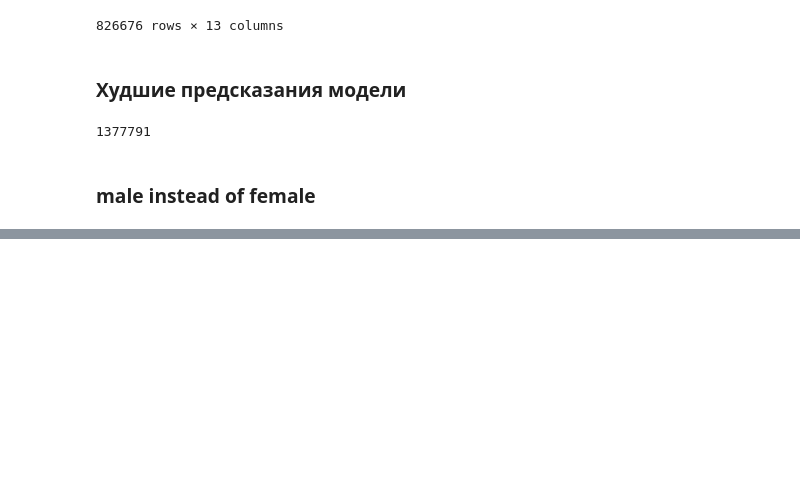
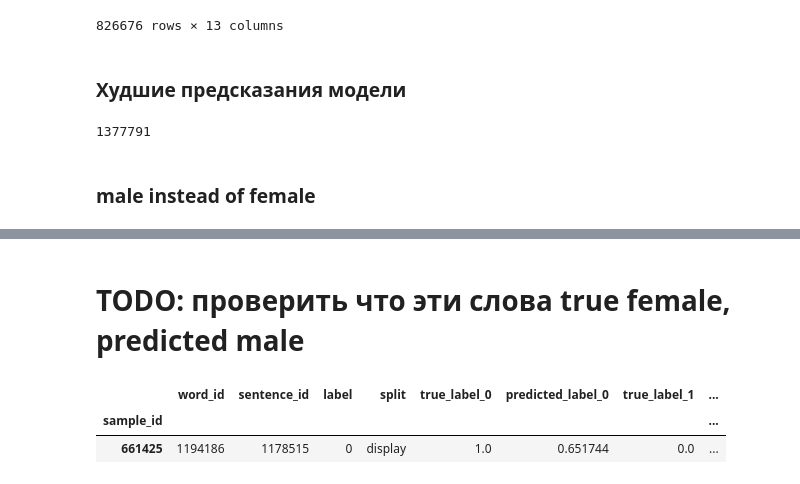
Before and after one commit to okulovsky/grammar_ru, a Jupyter notebook: research/grammatical_gender/training/gg_training.ipynb, the cells around one changed output, grey strips where cells are left out. Saved outputs shown, nothing was run; the diff lists cells and outputs as text; code cells hidden in the pictures; blank space fills up the shorter version.

```diff
--- a/research/grammatical_gender/training/gg_training.ipynb
+++ b/research/grammatical_gender/training/gg_training.ipynb
@@ -714,0 +735,8 @@ Separator.Viewer().tooltip("word_id").color('word_id',
+# %% [markdown]
+# TODO: проверить что эти слова true female, predicted male
+# %%
+result_df[result_df.word_id == 1194186]
+# %% [output]
+|  | word_id | sentence_id | label | split | true_label_0 | predicted_label_0 | true_label_1 | ... |
+| sample_id |  |  |  |  |  |  |  | ... |
+| 661425 | 1194186 | 1178515 | 0 | display | 1.0 | 0.651744 | 0.0 | ... |
```
Also changed, not shown: parts of 6 cells of this notebook.
